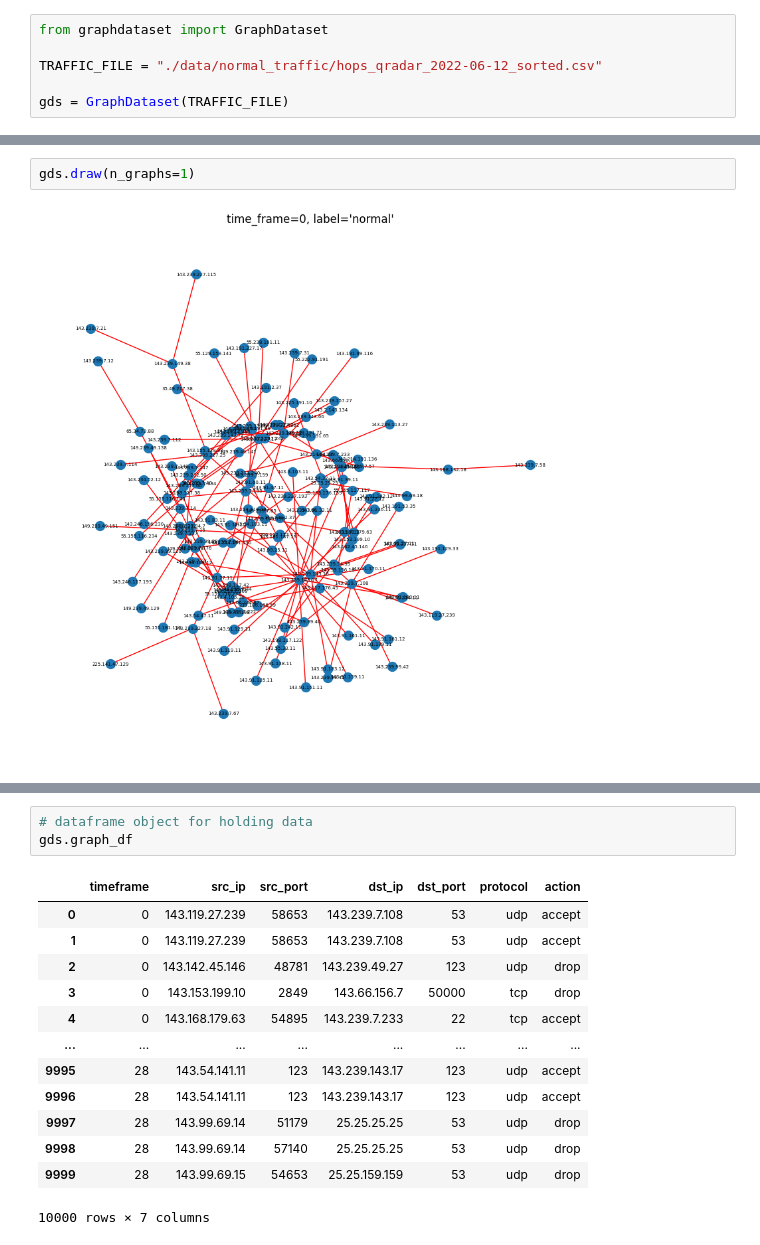
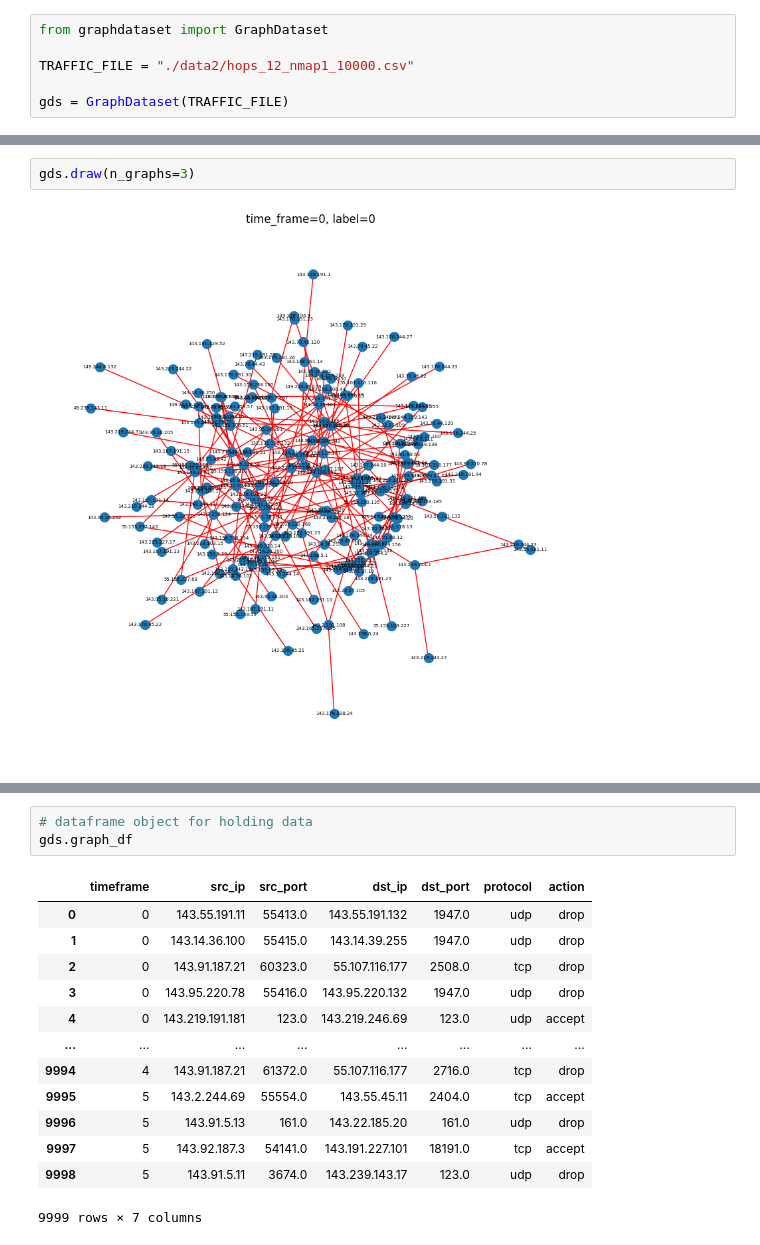
Before and after one commit to ajdinre/dipl, a Jupyter notebook: dipl.ipynb, the cells around one changed output, grey strips where cells are left out. Cells and saved outputs as stored; diff of their text form.

Commit message:
add some graph features, load new data

```diff
--- a/dipl.ipynb
+++ b/dipl.ipynb
@@ -1,7 +1,7 @@
 # %%
 from graphdataset import GraphDataset
 
-TRAFFIC_FILE = "./data/normal_traffic/hops_qradar_2022-06-12_sorted.csv"
+TRAFFIC_FILE = "./data2/hops_12_nmap1_10000.csv"
 
 gds = GraphDataset(TRAFFIC_FILE)
 # %% [output]
@@ -25,4 +12,4 @@ ips={'143.239.49.103', '35.49.217.38', '143.239.49.27', '25.226.192.80', '143.23
 # %%
-gds.draw(n_graphs=1)
+gds.draw(n_graphs=3)
 # %% [output]
-[figure, old version]
+[figure, new version]
@@ -31,18 +20,18 @@ gds.draw(n_graphs=1)
 gds.graph_df
 # %% [output]
 |  | timeframe | src_ip | src_port | dst_ip | dst_port | protocol | action |
-| 0 | 0 | 143.119.27.239 | 58653 | 143.239.7.108 | 53 | udp | accept |
-| 1 | 0 | 143.119.27.239 | 58653 | 143.239.7.108 | 53 | udp | accept |
-| 2 | 0 | 143.142.45.146 | 48781 | 143.239.49.27 | 123 | udp | drop |
-| 3 | 0 | 143.153.199.10 | 2849 | 143.66.156.7 | 50000 | tcp | drop |
-| 4 | 0 | 143.168.179.63 | 54895 | 143.239.7.233 | 22 | tcp | accept |
+| 0 | 0 | 143.55.191.11 | 55413.0 | 143.55.191.132 | 1947.0 | udp | drop |
+| 1 | 0 | 143.14.36.100 | 55415.0 | 143.14.39.255 | 1947.0 | udp | drop |
+| 2 | 0 | 143.91.187.21 | 60323.0 | 55.107.116.177 | 2508.0 | tcp | drop |
+| 3 | 0 | 143.95.220.78 | 55416.0 | 143.95.220.132 | 1947.0 | udp | drop |
+| 4 | 0 | 143.219.191.181 | 123.0 | 143.219.246.69 | 123.0 | udp | accept |
 | ... | ... | ... | ... | ... | ... | ... | ... |
-| 9995 | 28 | 143.54.141.11 | 123 | 143.239.143.17 | 123 | udp | accept |
-| 9996 | 28 | 143.54.141.11 | 123 | 143.239.143.17 | 123 | udp | accept |
-| 9997 | 28 | 143.99.69.14 | 51179 | 25.25.25.25 | 53 | udp | drop |
-| 9998 | 28 | 143.99.69.14 | 57140 | 25.25.25.25 | 53 | udp | drop |
-| 9999 | 28 | 143.99.69.15 | 54653 | 25.25.159.159 | 53 | udp | drop |
+| 9994 | 4 | 143.91.187.21 | 61372.0 | 55.107.116.177 | 2716.0 | tcp | drop |
+| 9995 | 5 | 143.2.244.69 | 55554.0 | 143.55.45.11 | 2404.0 | tcp | accept |
+| 9996 | 5 | 143.91.5.13 | 161.0 | 143.22.185.20 | 161.0 | udp | drop |
+| 9997 | 5 | 143.92.187.3 | 54141.0 | 143.191.227.101 | 18191.0 | tcp | accept |
+| 9998 | 5 | 143.91.5.11 | 3674.0 | 143.239.143.17 | 123.0 | udp | drop |
-10000 rows × 7 columns
+9999 rows × 7 columns
 # %%
 # get features
 gds.features_df
```
Also changed, not shown: parts of 3 cells of this notebook, 1 other file.
